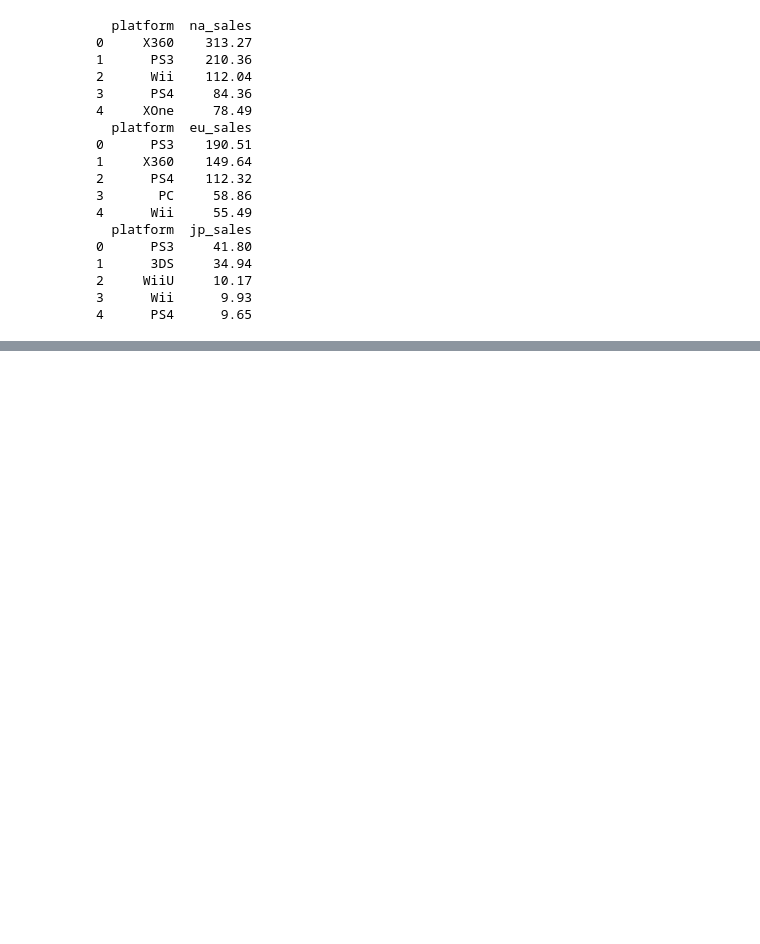
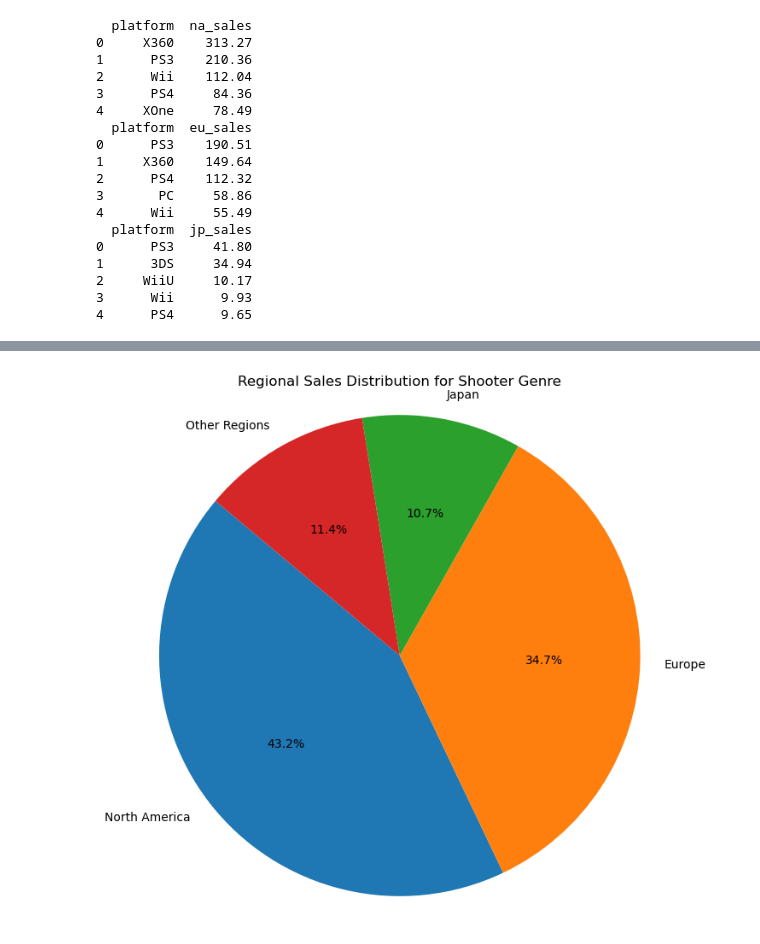
Before and after one commit to michav95/Integrated-Project-1, a Jupyter notebook: notebooks/EDA.ipynb, the cells around one changed output, grey strips where cells are left out. Drawn from its saved outputs; the diff is of its cells as text; code cells hidden in the pictures; blank space fills up the shorter version.

```diff
--- a/notebooks/EDA.ipynb
+++ b/notebooks/EDA.ipynb
@@ -1244,0 +1314,22 @@ print(platform_jp_pop.head(5))
+# %%
+# Filter data for the specific genre
+shooter_genre_data = DF_new_sorted[DF_new_sorted['genre'] == 'Shooter']
+
+# Sum sales across regions for Action genre
+na_shooter_sales = shooter_genre_data['na_sales'].sum()
+eu_shooter_sales = shooter_genre_data['eu_sales'].sum()
+jp_shooter_sales = shooter_genre_data['jp_sales'].sum()
+other_shooter_sales = shooter_genre_data['other_sales'].sum()
+
+# Prep data for pie chart
+shooter_sales_data = [na_action_sales, eu_action_sales, jp_action_sales, other_action_sales]
+regions = ['North America', 'Europe', 'Japan', 'Other Regions']
+
+# Create Pie Chart
+plt.figure(figsize=(8, 8))
+plt.pie(shooter_sales_data, labels=regions, autopct='%1.1f%%', startangle=140)
+plt.title('Regional Sales Distribution for Shooter Genre')
+plt.axis('equal')
+plt.show()
+# %% [output]
+[figure, added]
```
Also changed, not shown: parts of 14 cells of this notebook.
